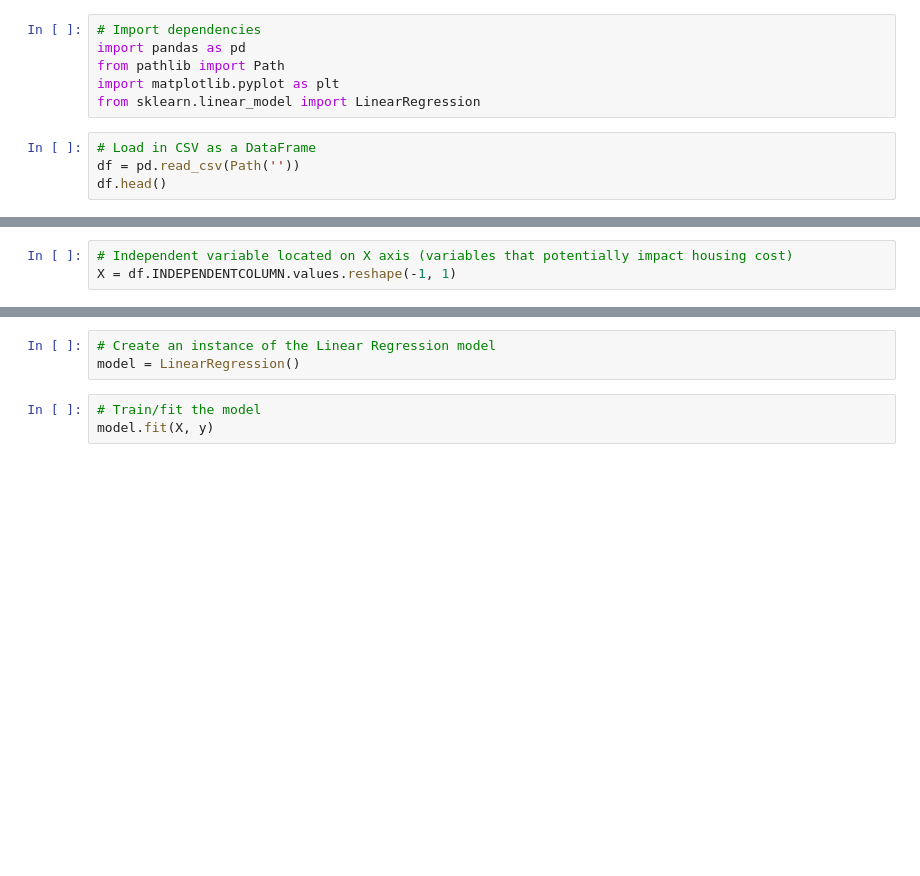
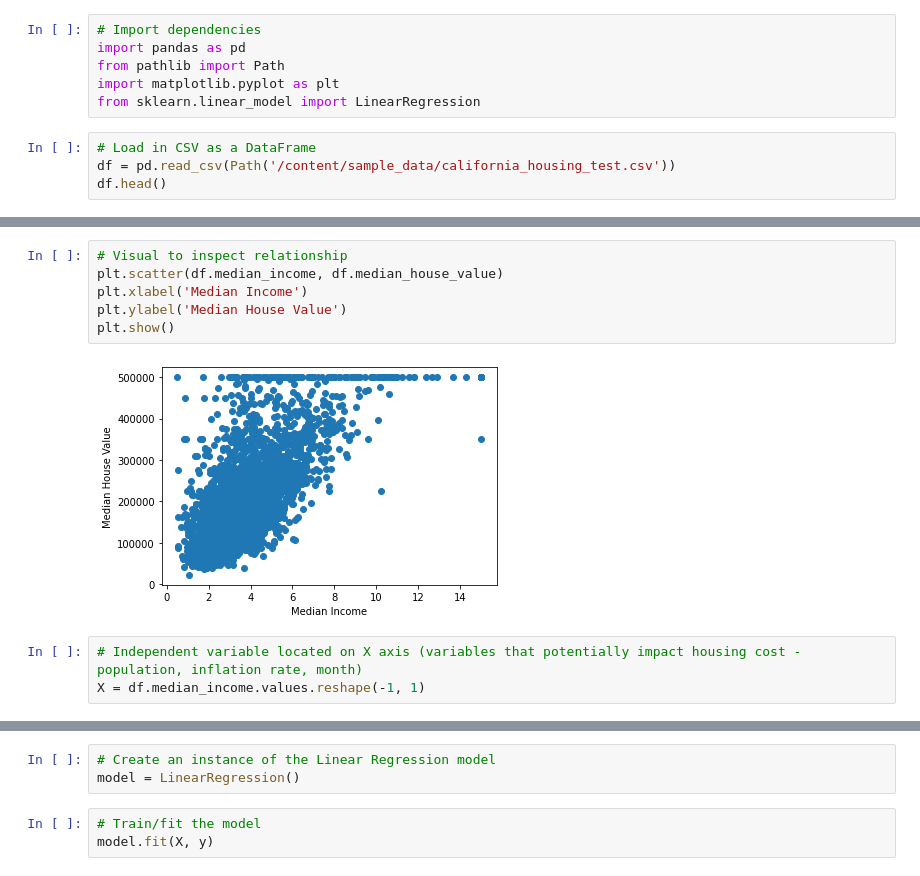
Before and after one commit to LinzStearns/CO_real_estate, a Jupyter notebook: ML_model.ipynb, the cells around one changed output, grey strips where cells are left out. Drawn from its saved outputs; the diff is of its cells as text; blank space fills up the shorter version.

Commit message:
tested ml model with California housing data

```diff
--- a/ML_model.ipynb
+++ b/ML_model.ipynb
@@ -8,5 +8,5 @@ import matplotlib.pyplot as plt
 from sklearn.linear_model import LinearRegression
 # %%
 # Load in CSV as a DataFrame
-df = pd.read_csv(Path(''))
+df = pd.read_csv(Path('/content/sample_data/california_housing_test.csv'))
 df.head()
@@ -13,6 +20,14 @@ df.head()
+# %%
+# Visual to inspect relationship
+plt.scatter(df.median_income, df.median_house_value)
+plt.xlabel('Median Income')
+plt.ylabel('Median House Value')
+plt.show()
+# %% [output]
+[figure, added]
 # %%
-# Independent variable located on X axis (variables that potentially impact housing cost)
-X = df.INDEPENDENTCOLUMN.values.reshape(-1, 1)
+# Independent variable located on X axis (variables that potentially impact housing cost - population, inflation rate, month)
+X = df.median_income.values.reshape(-1, 1)
 # %%
 # Examine shape of X to ensure proper formatting for scikit learn
 X.shape
```
Also changed, not shown: parts of 7 cells of this notebook.
